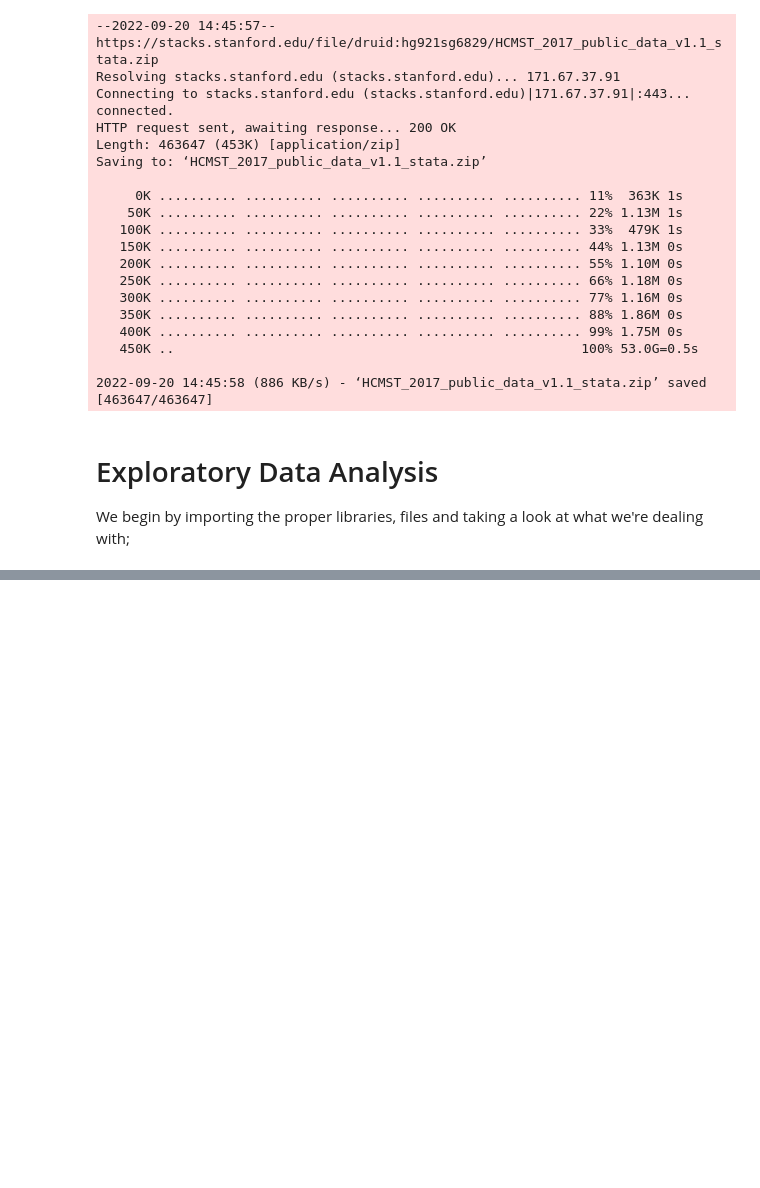
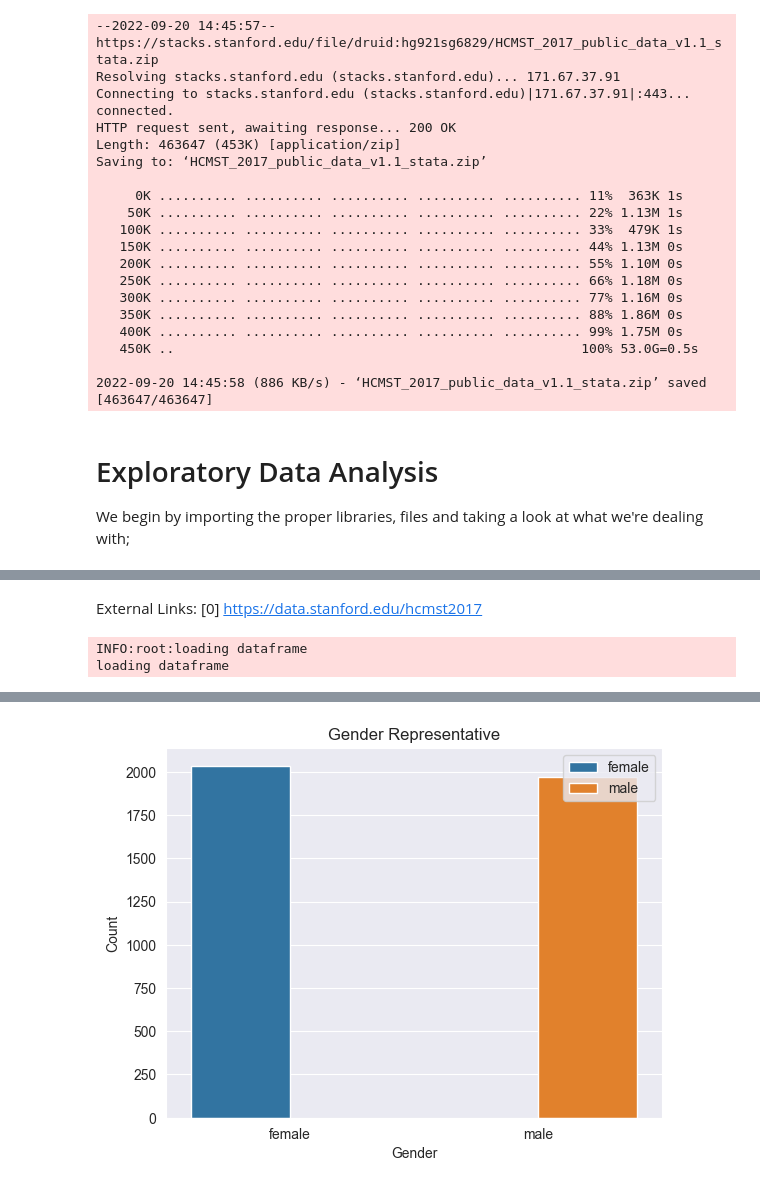
Before and after one commit to hypothetical-lemon/COMP4447-final-project, a Jupyter notebook: final_project.ipynb, the cells around one changed output, grey strips where cells are left out. Saved outputs shown, nothing was run; the diff lists cells and outputs as text; code cells hidden in the pictures; blank space fills up the shorter version.

Commit message:
adds age graph, reset requirements, adds png, update notebook

```diff
--- a/final_project.ipynb
+++ b/final_project.ipynb
@@ -80,0 +72,74 @@ External Links:
+# %% [markdown]
+External Links: [0] https://data.stanford.edu/hcmst2017
+# %%
+
+
+class Main:
+        def __init__(self):
+            self.df = pd.read_csv("HCMST.csv", low_memory=False)
+            logging.info("loading csv as dataframe")
+            self.df_numeric = pd.DataFrame()
+            self.df_categorical = pd.DataFrame()
+            self.df_categorical_encoded = pd.DataFrame()
+            self.df_numeric_encoded = pd.DataFrame()
+
+        def log_config(self):
+            logger = logging.getLogger()
+            logger.setLevel(logging.INFO)
+
+            fh = logging.FileHandler("clean_data.log", "w")
+            fh.setLevel(logging.INFO)
+            logger.addHandler(fh)
+
+            sh = logging.StreamHandler()
+            sh.setLevel(logging.INFO)
+            logger.addHandler(sh)
+
+        def clean_data(self):
+            logging.info(f"loading dataframe")
+            # select only columns of interest
+            self.df_numeric = self.df[
+                ['caseid_new', 'ppagecat', 'ppincimp']].rename(
+                {'caseid_new': 'id',
+                 'ppagecat': 'age',
+                 'ppincimp': 'income'}, axis=1)
+            self.df_categorical = self.df[['ppgender', 'ppeducat', 'ppwork',
+                                           'pppartyid3', 'ppreg9',
+                                           'ppmarit', 'q24_met_online',
+                                           'relationship_quality']]
+            self.df_numeric_encoded = pd.get_dummies(self.df_numeric)
+            self.df_categorical_encoded = pd.get_dummies(self.df_categorical)
+            print(self.df_categorical_encoded.head())
+            print(self.df_numeric_encoded.head())
+            print(self.df_categorical_encoded.describe())
+            print(self.df_numeric_encoded.describe())
+            # cleaning null
+            print(self.df_categorical.isnull().sum())
+            print(self.df_numeric.isnull().sum())
+
+        def viz(self):
+            female_count = \
+            self.df_categorical_encoded['ppgender_female'].value_counts()[
+                self.df_categorical_encoded['ppgender_female'] == 1].values[0]
+            male_count = \
+            self.df_categorical_encoded['ppgender_female'].value_counts()[
+                self.df_categorical_encoded['ppgender_female'] == 1].values[1]
+            gender = pd.DataFrame({'gender': ['female', 'male'],
+                                   'count': [female_count, male_count]})
+            sns.barplot(x=gender['gender'], y=gender['count'], data=gender,
+                        hue='gender')
+            plt.xlabel('Gender')
+            plt.ylabel('Count')
+            plt.title('Gender Representative')
+            plt.legend()
+            plt.show()
+
+
+if __name__ == '__main__':
+    m = Main()
+    m.log_config()
+    m.clean_data()
+    m.viz()
+# %% [output]
+INFO:root:loading dataframe
+loading dataframe
@@ -80,0 +163 @@ External Links:
+[figure, added]
```
Also changed, not shown: parts of 3 cells of this notebook, 4 other files.
